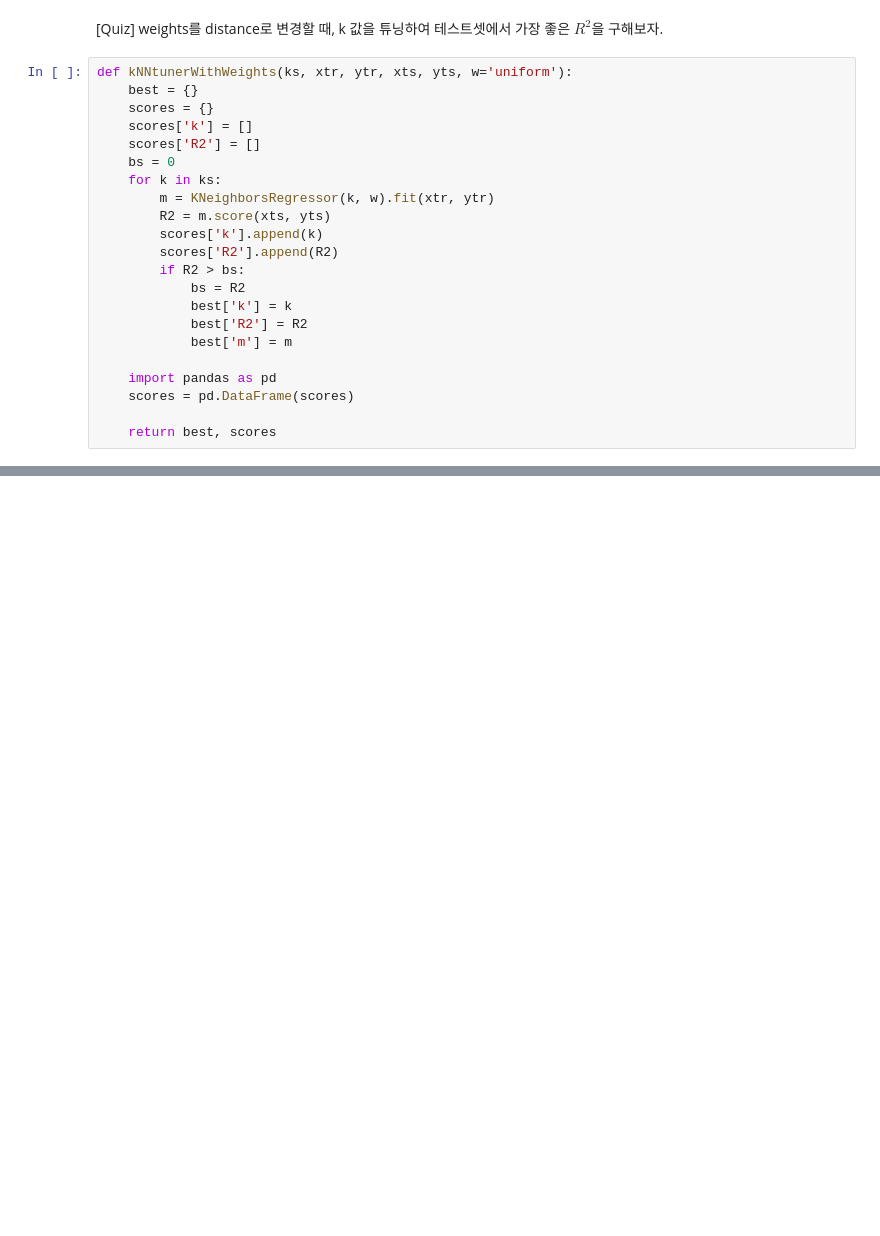
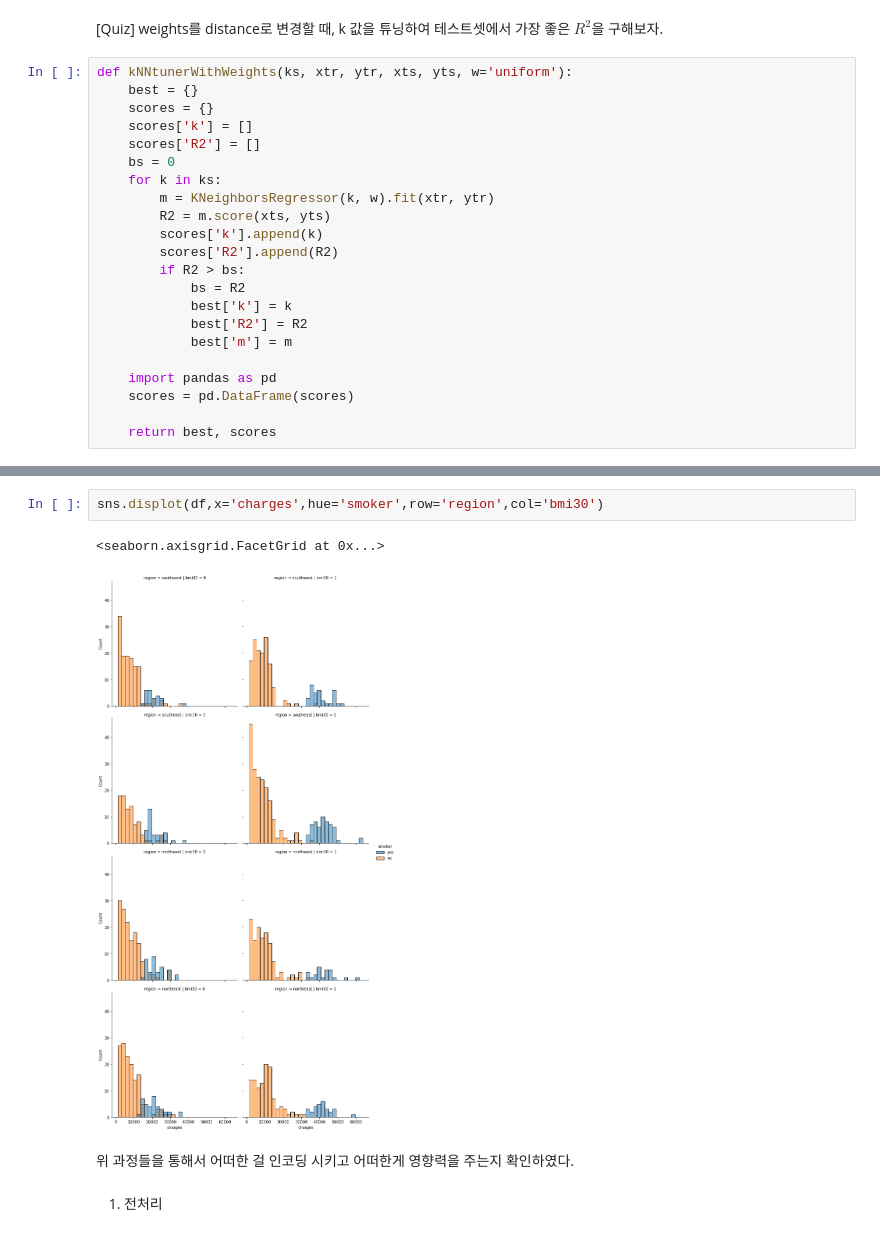
Before and after one commit to minwooking/03.Machine-Learning-Lecture-2021, a Jupyter notebook: 03_03회귀_ipynbreview.ipynb, the cells around one changed output, grey strips where cells are left out. Drawn from its saved outputs; the diff is of its cells as text; blank space fills up the shorter version.

```diff
--- a/03_03회귀_ipynbreview.ipynb
+++ b/03_03회귀_ipynbreview.ipynb
@@ -778,0 +900,9 @@ scores
+# %%
+sns.displot(df,x='charges',hue='smoker',row='region',col='bmi30')
+# %% [output]
+<seaborn.axisgrid.FacetGrid at 0x...>
+[figure, added]
+# %% [markdown]
+위 과정들을 통해서 어떠한 걸 인코딩 시키고 어떠한게 영향력을 주는지 확인하였다.
+# %% [markdown]
+1) 전처리
```
Also changed, not shown: parts of 48 cells of this notebook, 1 other file.
